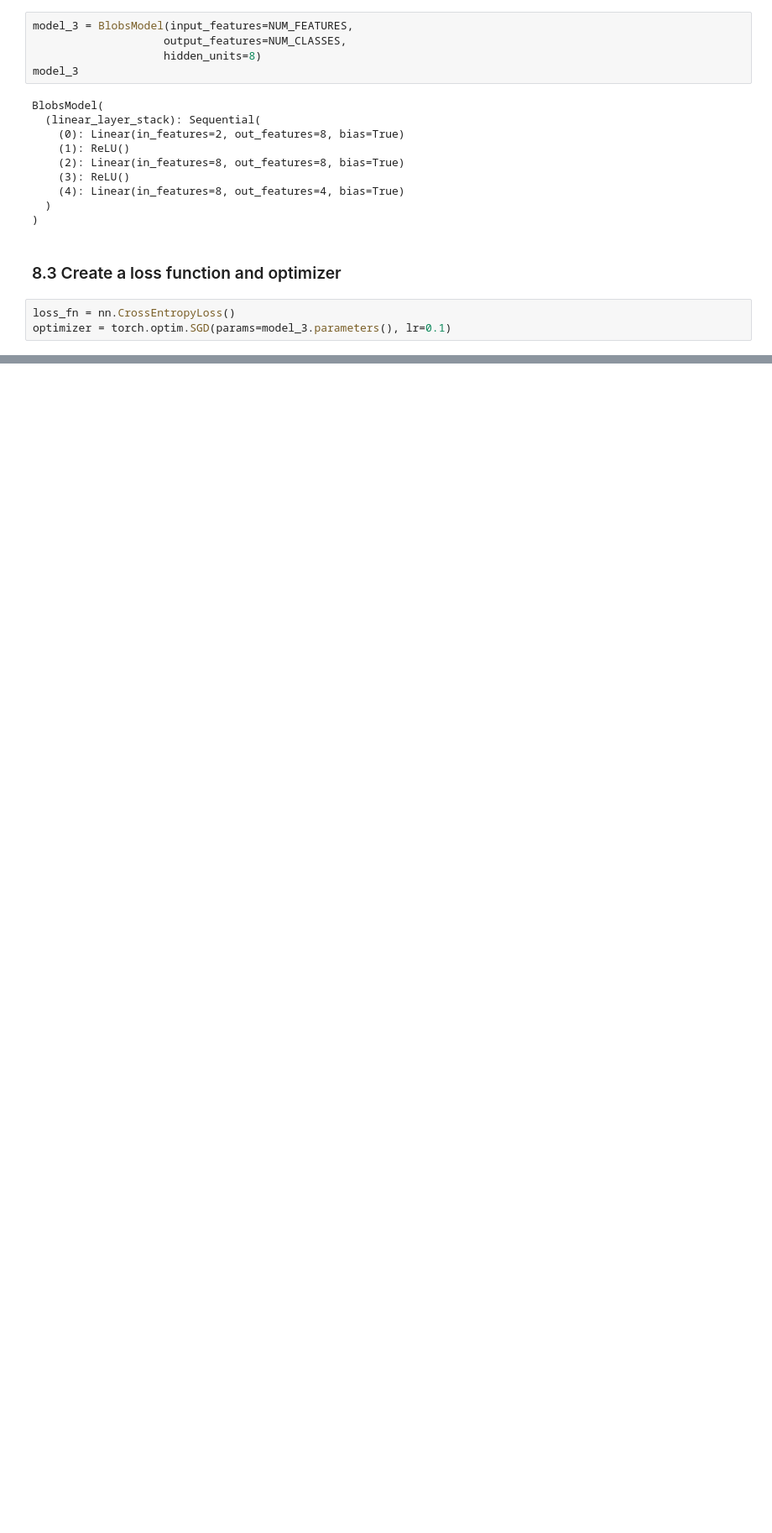
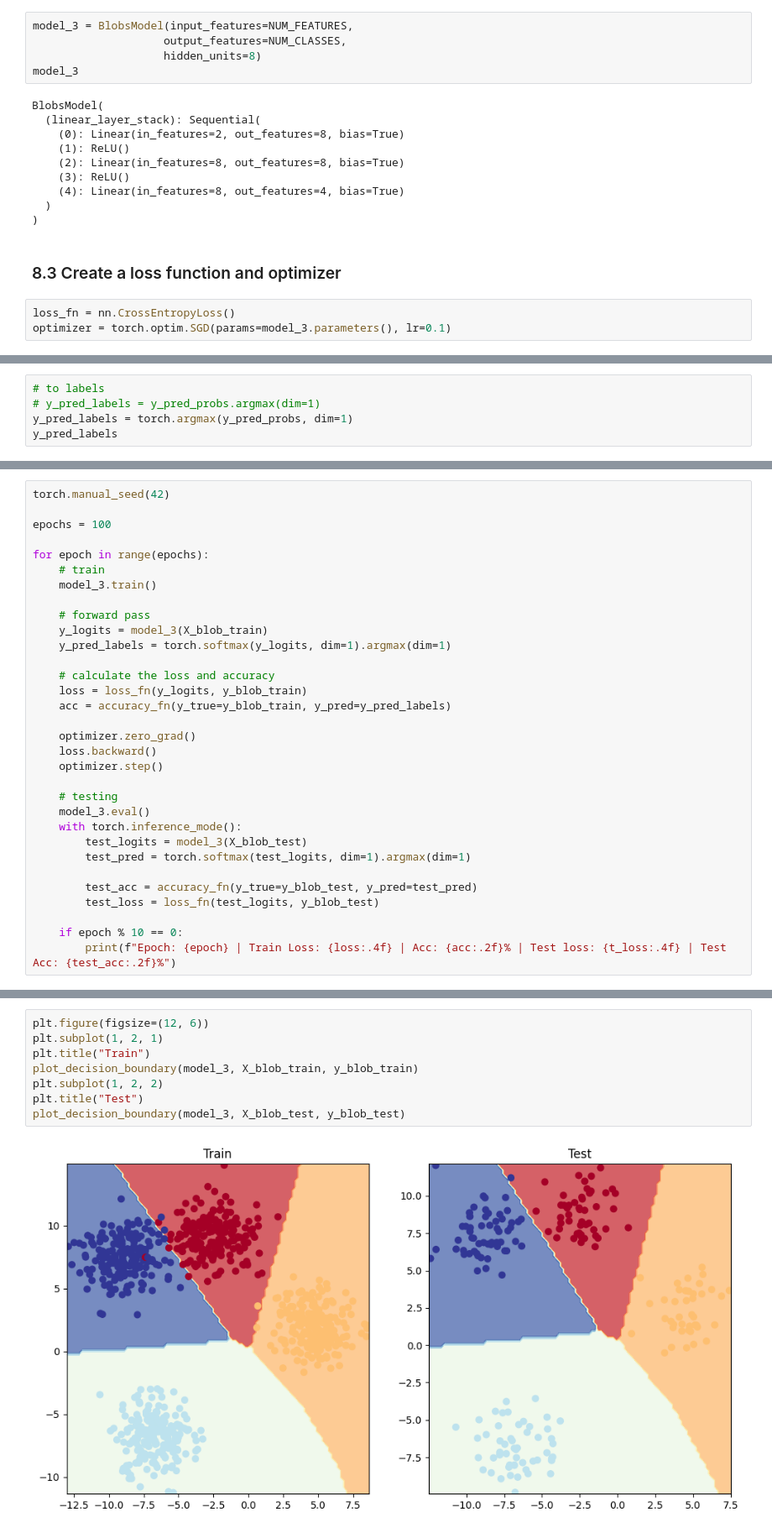
Before and after one commit to ZyWang7/PyTorch-for-DL-ML, a Jupyter notebook: 02_Neural_Network_Classification.ipynb, the cells around one changed output, grey strips where cells are left out. Shown at 84% size. Cells and saved outputs as stored; diff of their text form; blank space fills up the shorter version.

Commit message:
Train the model and evaluate the model

```diff
--- a/02_Neural_Network_Classification.ipynb
+++ b/02_Neural_Network_Classification.ipynb
@@ -784,0 +828,5 @@ optimizer = torch.optim.SGD(params=model_3.parameters(), lr=0.1)
+# %%
+# to labels
+# y_pred_labels = y_pred_probs.argmax(dim=1)
+y_pred_labels = torch.argmax(y_pred_probs, dim=1)
+y_pred_labels
@@ -784,0 +837,32 @@ optimizer = torch.optim.SGD(params=model_3.parameters(), lr=0.1)
+# %%
+torch.manual_seed(42)
+
+epochs = 100
+
+for epoch in range(epochs):
+    # train
+    model_3.train()
+
+    # forward pass
+    y_logits = model_3(X_blob_train)
+    y_pred_labels = torch.softmax(y_logits, dim=1).argmax(dim=1)
+
+    # calculate the loss and accuracy
+    loss = loss_fn(y_logits, y_blob_train)
+    acc = accuracy_fn(y_true=y_blob_train, y_pred=y_pred_labels)
+
+    optimizer.zero_grad()
+    loss.backward()
+    optimizer.step()
+
+    # testing
+    model_3.eval()
+    with torch.inference_mode():
+        test_logits = model_3(X_blob_test)
+        test_pred = torch.softmax(test_logits, dim=1).argmax(dim=1)
+
+        test_acc = accuracy_fn(y_true=y_blob_test, y_pred=test_pred)
+        test_loss = loss_fn(test_logits, y_blob_test)
+
+    if epoch % 10 == 0:
+        print(f"Epoch: {epoch} | Train Loss: {loss:.4f} | Acc: {acc:.2f}% | Test loss: {t_loss:.4f} | Test Acc: {test_acc:.2f}%")
@@ -784,0 +900,10 @@ optimizer = torch.optim.SGD(params=model_3.parameters(), lr=0.1)
+# %%
+plt.figure(figsize=(12, 6))
+plt.subplot(1, 2, 1)
+plt.title("Train")
+plot_decision_boundary(model_3, X_blob_train, y_blob_train)
+plt.subplot(1, 2, 2)
+plt.title("Test")
+plot_decision_boundary(model_3, X_blob_test, y_blob_test)
+# %% [output]
+[figure, added]
```
Also changed, not shown: parts of 19 cells of this notebook.
